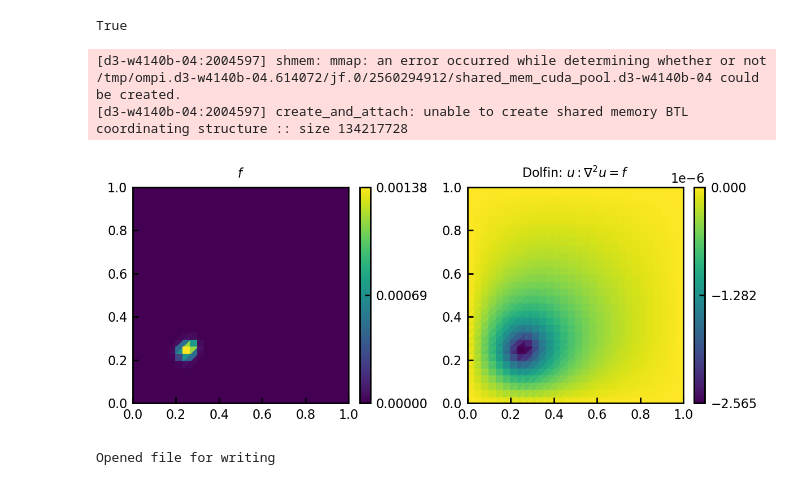
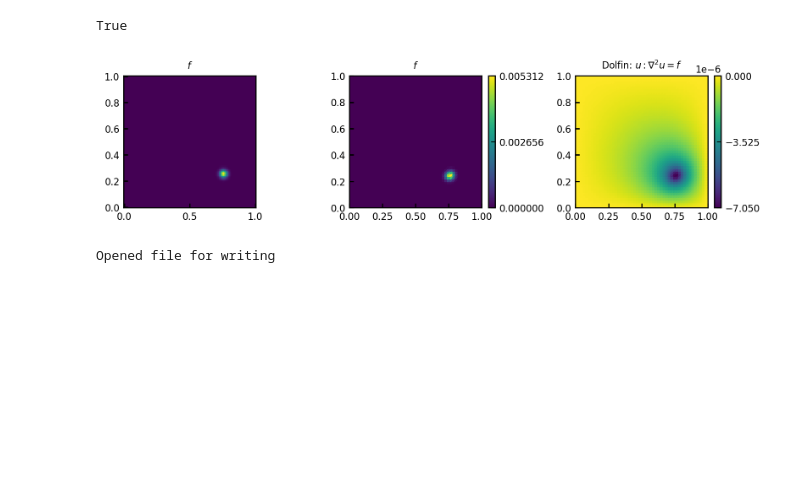
Before and after one commit to jcolen/physics_ml_toolbox, a Jupyter notebook: pbnn/data/CreateDataset.ipynb, the cells around one changed output. Cells and saved outputs as stored; diff of their text form; code cells hidden in the pictures; blank space fills up the shorter version.

```diff
--- a/pbnn/data/CreateDataset.ipynb
+++ b/pbnn/data/CreateDataset.ipynb
@@ -32,46 +32,51 @@ from plot_utils import *
 from mesh_utils import *
 from dolfin_problems import *
 
 X = np.linspace(0, 1, 100)
 Y = np.linspace(0, 1, 100)
 X, Y = np.meshgrid(X, Y, indexing='xy')
 C = np.zeros_like(X)
 inputs = np.stack([X, Y, C], axis=0)
 
 inputs[2] = 0.
-inputs[2, 25, 25] = 1.
+inputs[2, 25, 75] = 1.
 
 from scipy.ndimage import gaussian_filter
 def forcing_function(xyc):
-    """ Convolution of poit sources with gaussian """
-    force = gaussian_filter(xyc[2], sigma=2) * np.sin(xyc[0]) * np.sin(xyc[1])
+    """ Convolution of point sources with gaussian """
+    force = gaussian_filter(xyc[2:], sigma=2) * np.sin(xyc[0:1]) * np.sin(xyc[1:2])
     return force
 
-mesh_size = 30
+mesh_size = 50
 mesh = d_ad.UnitSquareMesh(nx=mesh_size, ny=mesh_size)
 build_problem = BuildPoissonProblem(mesh)
 
 F = forcing_function(inputs)
-force = scalar_img_to_mesh(F, X.flatten(), Y.flatten(), build_problem.function_space, use_torch=False, vals_only=False)
+force = multichannel_img_to_mesh(F, X, Y, build_problem.function_space, return_function=True)
+
 dlf_sol = build_problem.forward(force)
 
 # Plot and compare
-fig, ax = plt.subplots(1, 2, figsize=(6,2.5))
+fig, ax = plt.subplots(1, 3, figsize=(8,2.5))
 ax = ax.flatten()
 
 # Forcing function
-plot_mesh(force.compute_vertex_values(), mesh, ax[0])
+ax[0].pcolormesh(X, Y, F.squeeze())
 ax[0].set_title(r'$f$')
 
-# Dolfin solutios
-plot_mesh(dlf_sol.compute_vertex_values(), mesh, ax[1])
-ax[1].set_title(r'Dolfin: $u: \nabla^2 u = f$')
+plot_mesh(force.compute_vertex_values(), mesh, ax[1])
+ax[1].set_title(r'$f$')
+
+# Dolfin solutions
+plot_mesh(dlf_sol.compute_vertex_values(), mesh, ax[2])
+ax[2].set_title(r'Dolfin: $u: \nabla^2 u = f$')
+
+for a in ax:
+    a.set_aspect('equal')
 
 plt.tight_layout()
 # %% [output]
-[d3-w4140b-04:2004597] shmem: mmap: an error occurred while determining whether or not /tmp/ompi.d3-w4140b-04.614072/jf.0/2560294912/shared_mem_cuda_pool.d3-w4140b-04 could be created.
-[d3-w4140b-04:2004597] create_and_attach: unable to create shared memory BTL coordinating structure :: size 134217728
-[figure, old version]
+[figure, new version]
 # %%
 import h5py
 from tqdm import trange
```
Also changed, not shown: parts of 4 cells of this notebook, 2 other files.
